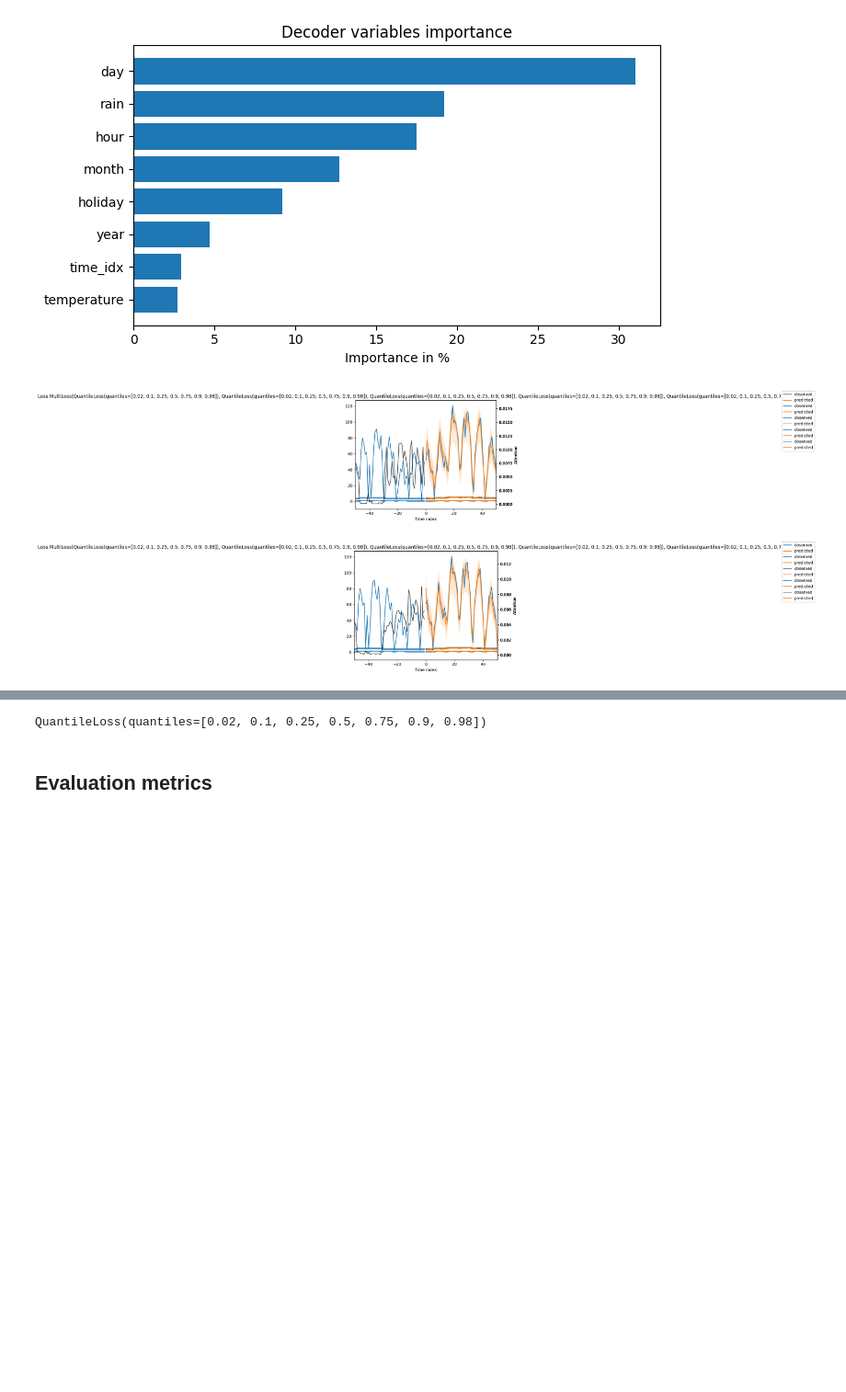
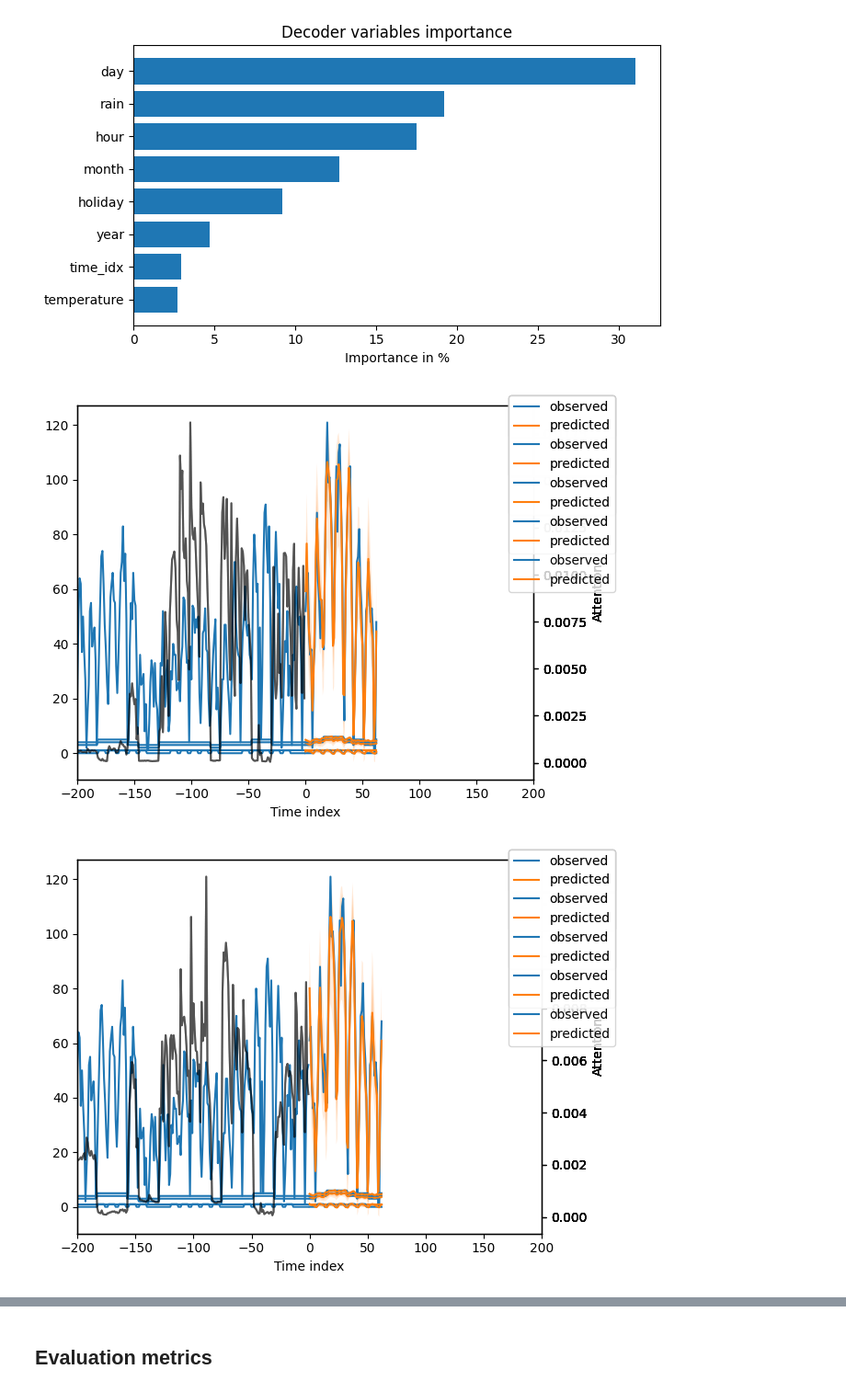
Before and after one commit to deividasovs/Workforce_Predictor_KG, a Jupyter notebook: tft_training.ipynb, the cells around one changed output, grey strips where cells are left out. Shown at 92% size. Cells and saved outputs as stored; diff of their text form; code cells hidden in the pictures; blank space fills up the shorter version.

```diff
--- a/tft_training.ipynb
+++ b/tft_training.ipynb
@@ -115,10 +115,10 @@ best_tft.plot_interpretation(interpretation)
 # %%
 
 for idx in range(3):
-    best_tft.plot_prediction(x, raw_predictions, idx=idx, add_loss_to_title=True)
+    best_tft.plot_prediction(x, raw_predictions, idx=idx)
     # plt.show only the first 100 samples
-    plt.xlim(-50, 50)
+    plt.xlim(-200, 200)
     plt.show()
 # %% [output]
-[figure, old version]
+[figure, new version]
-[figure, old version]
+[figure, new version]
@@ -126,4 +126,3 @@ for idx in range(3):
-QuantileLoss(quantiles=[0.02, 0.1, 0.25, 0.5, 0.75, 0.9, 0.98])
 # %%
 # Fix this error from the below code: TypeError: only integer tensors of a single element can be converted to an index
 predictions, x = best_tft.predict(val_dataloader, return_x=True)
```
Also changed, not shown: parts of 1 cell of this notebook, 12 other files.
